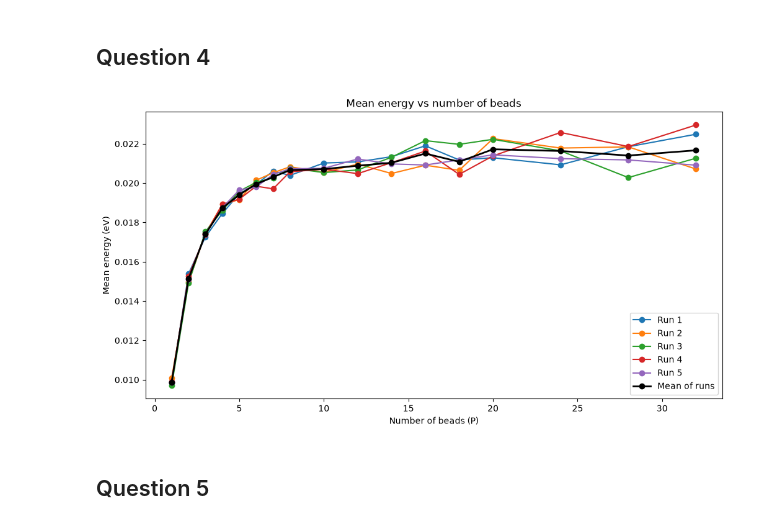
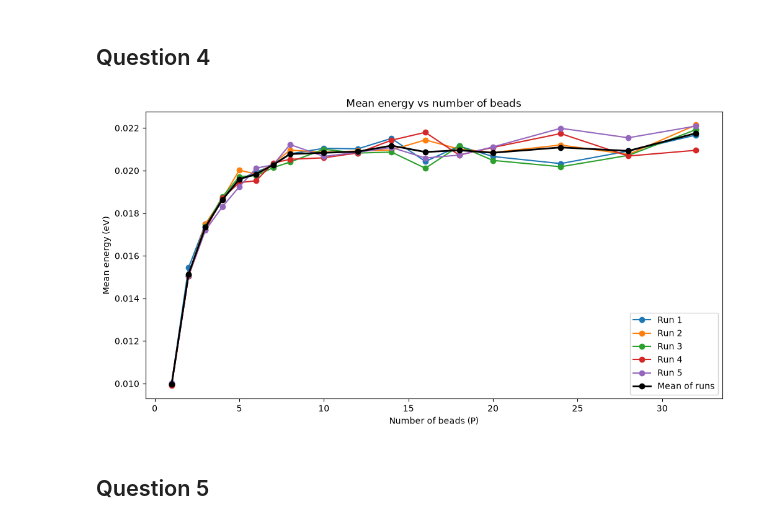
Before and after one commit to jJulZzZ/MSN---Projet-8, a Jupyter notebook: main.ipynb, the cells around one changed output. Drawn from its saved outputs; the diff is of its cells as text; code cells hidden in the pictures.

```diff
--- a/main.ipynb
+++ b/main.ipynb
@@ -294,31 +294,32 @@ These are visual checks for a practical choice, not a proof of convergence.
 # %%
 P_list = [1, 2, 3, 4, 5, 6, 7, 8, 10, 12, 14, 16, 18, 20, 24, 28, 32]  # List of number of beads to test
 plt.figure(figsize=(12, 6))
 plt.title('Mean energy vs number of beads')
 plt.xlabel('Number of beads (P)')
 plt.ylabel('Mean energy (eV)')
 tries = 5
+burn_in_sweeps = 5_000
 moy_per_run = np.zeros((len(P_list), tries))
 for i in range(tries):  # Run the simulation three times to check for consistency
     energy_list = []
     for P, j in zip(P_list, range(len(P_list))):
         M_conf, success_list, centroid_positions, mean_energies, params, *_ = run_simulation(30000, P)
         success_rate = np.mean(success_list) * 100
         # print(f"Success rate for P={P}: {success_rate:.2f}%")
         # print(f"Mean energy for P={P}: {np.mean(mean_energies[3*P:]) / const.e:.4e} eV")
         # print(f"Mean centroid position for P={P}: {np.mean(centroid_positions) / params.a:.4e} a")
         # print("-" * 40)
-        moy_per_run[j, i] = np.mean(mean_energies[3*P:])
-        energy_list.append(np.mean(mean_energies[3*P:]))  # Mean energy after equilibration (to be fined-tuned)
+        moy_per_run[j, i] = np.mean(mean_energies[burn_in_sweeps*P:])
+        energy_list.append(np.mean(mean_energies[burn_in_sweeps*P:]))  # Mean energy after equilibration (to be fined-tuned)
 
 
     # Plot mean energy vs number of beads
     plt.plot(P_list, np.array(energy_list) / const.e, marker='o', label=f'Run {i+1}')
 plt.plot(P_list, np.mean(moy_per_run, axis=1) / const.e, marker='o', color='black', label='Mean of runs', linewidth=2)
 plt.legend()
 plt.show()
 # %% [output]
-[figure, old version]
+[figure, new version]
 # %% [markdown]
 ## Question 5
 # %%
```
Also changed, not shown: parts of 6 cells of this notebook.
